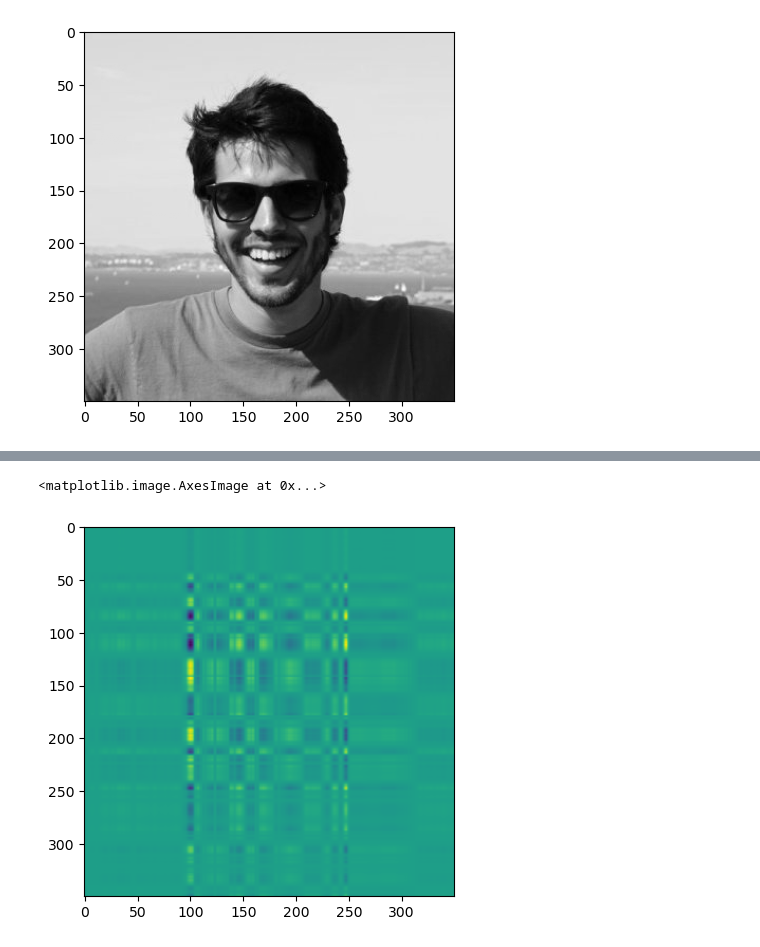
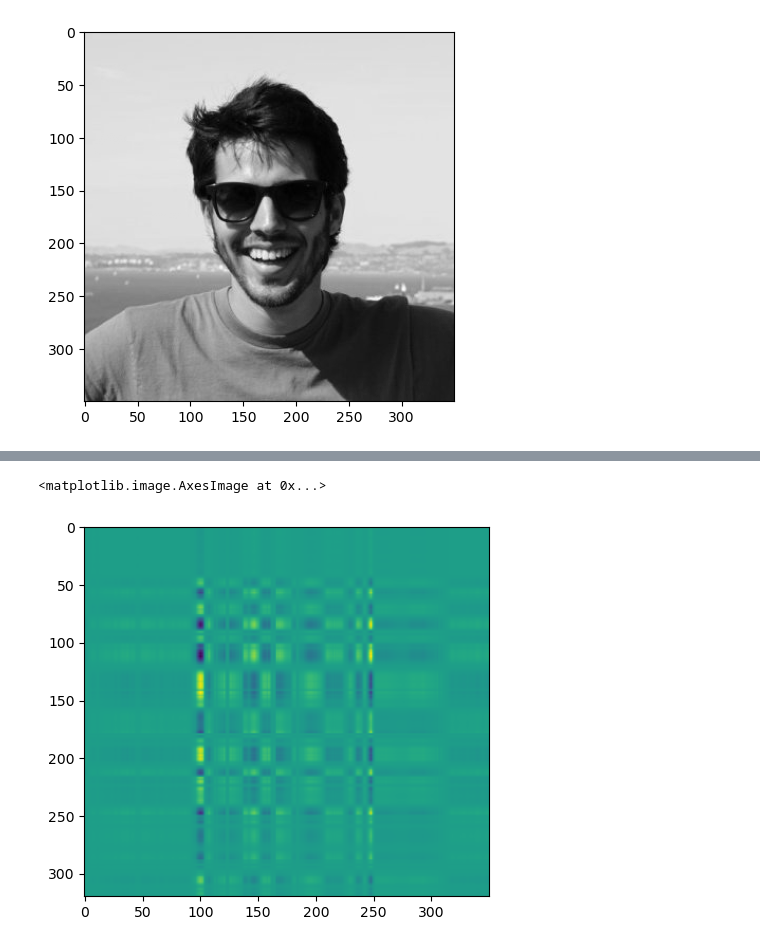
Before and after one commit to stefabat/RealTimePropagation, a Jupyter notebook: pca.ipynb, the cells around one changed output, grey strips where cells are left out. Saved outputs shown, nothing was run; the diff lists cells and outputs as text; code cells hidden in the pictures.

```diff
--- a/pca.ipynb
+++ b/pca.ipynb
@@ -51,10 +51,10 @@ array([[ 0.126 ,  0.0518,  0.1264, -0.022 , -0.0095,  0.027 , -0.0801, -0.0766,
        [ 0.0205,  0.0084,  0.0205, -0.0036, -0.0015,  0.0044, -0.013 , -0.0124,  0.0033, -0.0139],
        [-0.0856, -0.0352, -0.0859,  0.015 ,  0.0065, -0.0183,  0.0544,  0.052 , -0.0139,  0.0581]])
 # %%
-from PIL import Image
+from matplotlib.image import imread
 from matplotlib import pyplot as plt
 
-image = np.array(Image.open('/home/stefano/Pictures/Profile/profile.jpg'))
+image = imread('/home/stefano/Pictures/Profile/profile.jpg')
 
 image = image.mean(axis=2)
 
@@ -62,3 +62,5 @@ plt.imshow(image, 'gray')
 # %% [output]
 <matplotlib.image.AxesImage at 0x...>
 [figure]
+# %%
+U, S, V = np.linalg.svd(image)
@@ -64,0 +72,4 @@ plt.imshow(image, 'gray')
+# %%
+X = image[0:320, 0:350]
+X.shape
+plt.imshow(X, 'gray')
@@ -70,11 +84,11 @@ def get_eigenface(image, idx = 0):
     return eigenface
 # %%
 idx = 10
-eface = get_eigenface(image, idx)
+eface = get_eigenface(X, idx)
 plt.imshow(eface)
 # %% [output]
 <matplotlib.image.AxesImage at 0x...>
-[figure, old version]
+[figure, new version]
 # %%
 # compress an image by percentage of information loss measuerd by the singular values
 def compress_image(image, percentage = 0.9):
```
Also changed, not shown: parts of 3 cells of this notebook, 1 other file.
